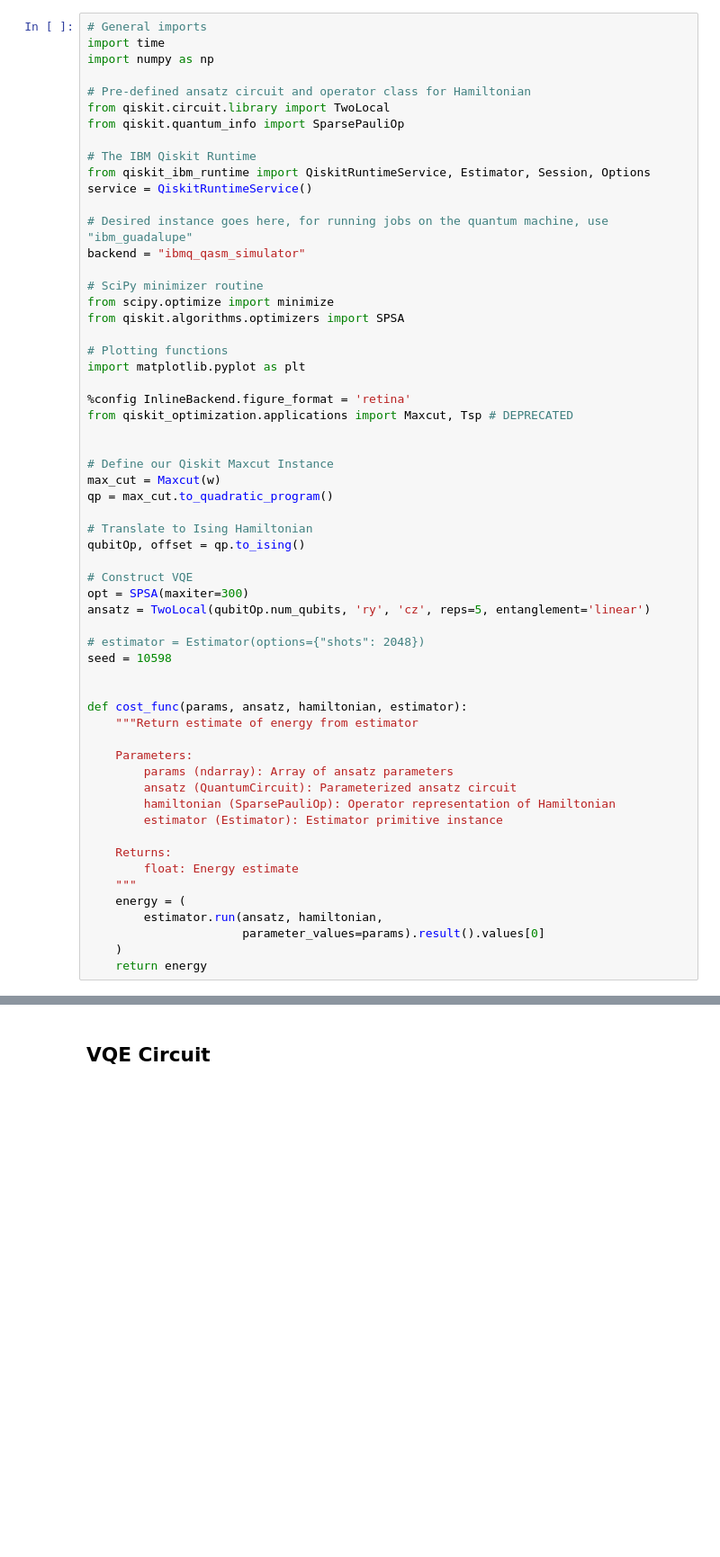
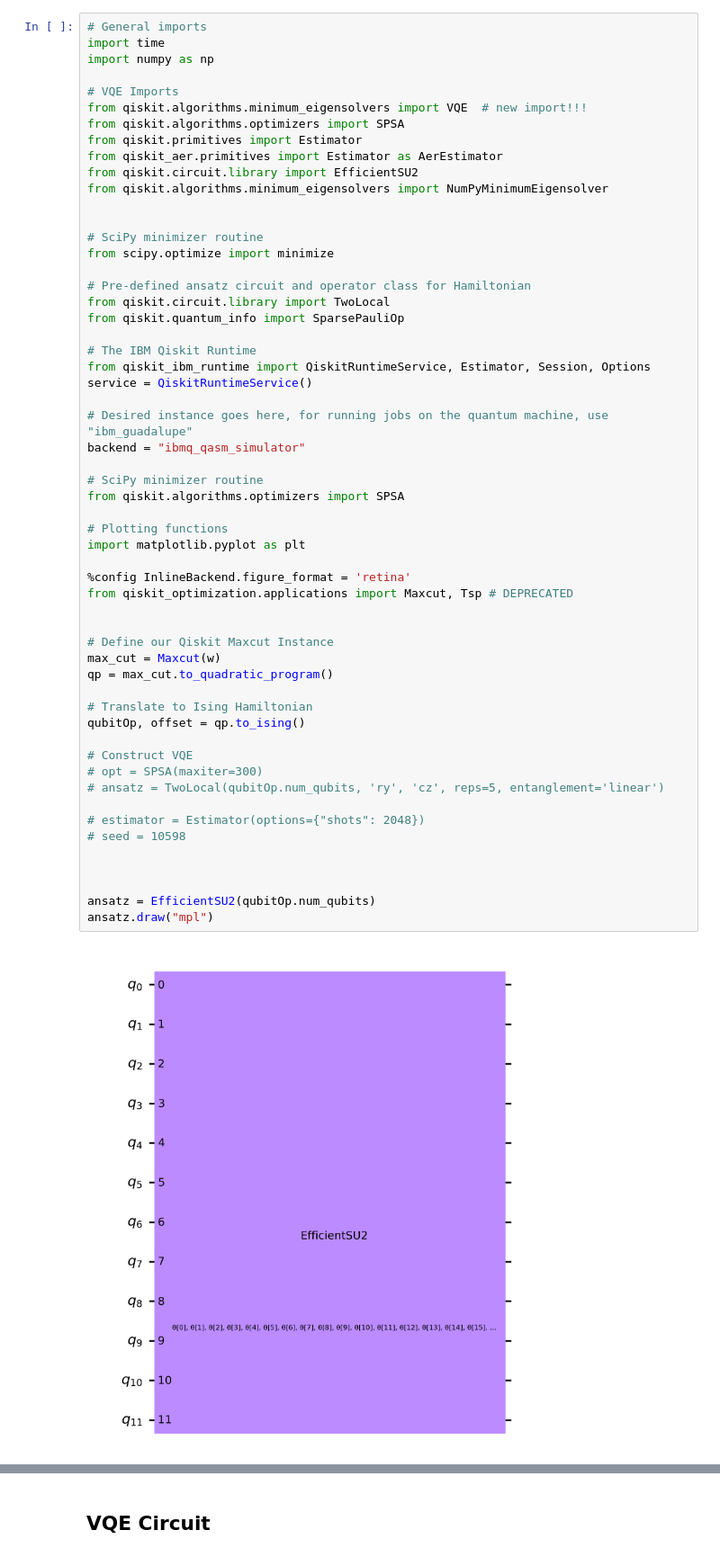
Before and after one commit to CainSpillane/Marist-IBM-Joint-Study-Quantum-Lab, a Jupyter notebook: vqe/real/vqe_test_runtime_template.ipynb, the cells around one changed output, grey strips where cells are left out. Shown at 90% size. Saved outputs shown, nothing was run; the diff lists cells and outputs as text; blank space fills up the shorter version.

```diff
--- a/vqe/real/vqe_test_runtime_template.ipynb
+++ b/vqe/real/vqe_test_runtime_template.ipynb
@@ -154,6 +154,18 @@ Some helpful documentation link:
 # General imports
 import time
 import numpy as np
+
+# VQE Imports
+from qiskit.algorithms.minimum_eigensolvers import VQE  # new import!!!
+from qiskit.algorithms.optimizers import SPSA
+from qiskit.primitives import Estimator
+from qiskit_aer.primitives import Estimator as AerEstimator
+from qiskit.circuit.library import EfficientSU2
+from qiskit.algorithms.minimum_eigensolvers import NumPyMinimumEigensolver
+
+
+# SciPy minimizer routine
+from scipy.optimize import minimize
 
 # Pre-defined ansatz circuit and operator class for Hamiltonian
 from qiskit.circuit.library import TwoLocal
@@ -162,50 +174,37 @@ from qiskit.quantum_info import SparsePauliOp
 # The IBM Qiskit Runtime
 from qiskit_ibm_runtime import QiskitRuntimeService, Estimator, Session, Options
 service = QiskitRuntimeService()
 
 # Desired instance goes here, for running jobs on the quantum machine, use "ibm_guadalupe"
 backend = "ibmq_qasm_simulator"
 
 # SciPy minimizer routine
-from scipy.optimize import minimize
 from qiskit.algorithms.optimizers import SPSA
 
 # Plotting functions
 import matplotlib.pyplot as plt
 
 %config InlineBackend.figure_format = 'retina'
 from qiskit_optimization.applications import Maxcut, Tsp # DEPRECATED
 
 
 # Define our Qiskit Maxcut Instance
 max_cut = Maxcut(w)
 qp = max_cut.to_quadratic_program()
 
 # Translate to Ising Hamiltonian
 qubitOp, offset = qp.to_ising()
 
 # Construct VQE
-opt = SPSA(maxiter=300)
-ansatz = TwoLocal(qubitOp.num_qubits, 'ry', 'cz', reps=5, entanglement='linear')
+# opt = SPSA(maxiter=300)
+# ansatz = TwoLocal(qubitOp.num_qubits, 'ry', 'cz', reps=5, entanglement='linear')
 
 # estimator = Estimator(options={"shots": 2048})
-seed = 10598
+# seed = 10598
 
 
-def cost_func(params, ansatz, hamiltonian, estimator):
-    """Return estimate of energy from estimator
 
-    Parameters:
-        params (ndarray): Array of ansatz parameters
-        ansatz (QuantumCircuit): Parameterized ansatz circuit
-        hamiltonian (SparsePauliOp): Operator representation of Hamiltonian
-        estimator (Estimator): Estimator primitive instance
-
-    Returns:
-        float: Energy estimate
-    """
-    energy = (
-        estimator.run(ansatz, hamiltonian,
-                      parameter_values=params).result().values[0]
-    )
-    return energy
+ansatz = EfficientSU2(qubitOp.num_qubits)
+ansatz.draw("mpl")
+# %% [output]
+[figure, added]
```
Also changed, not shown: parts of 10 cells of this notebook.
